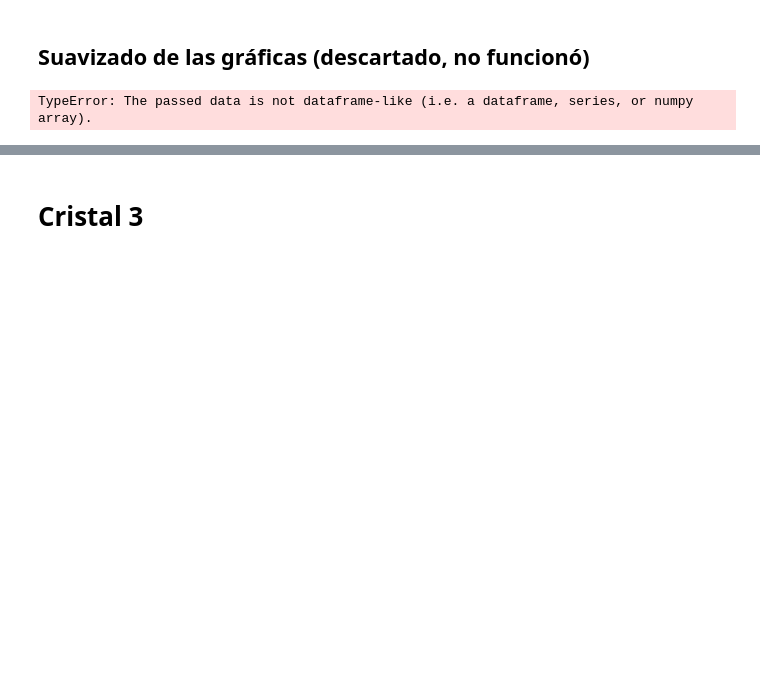
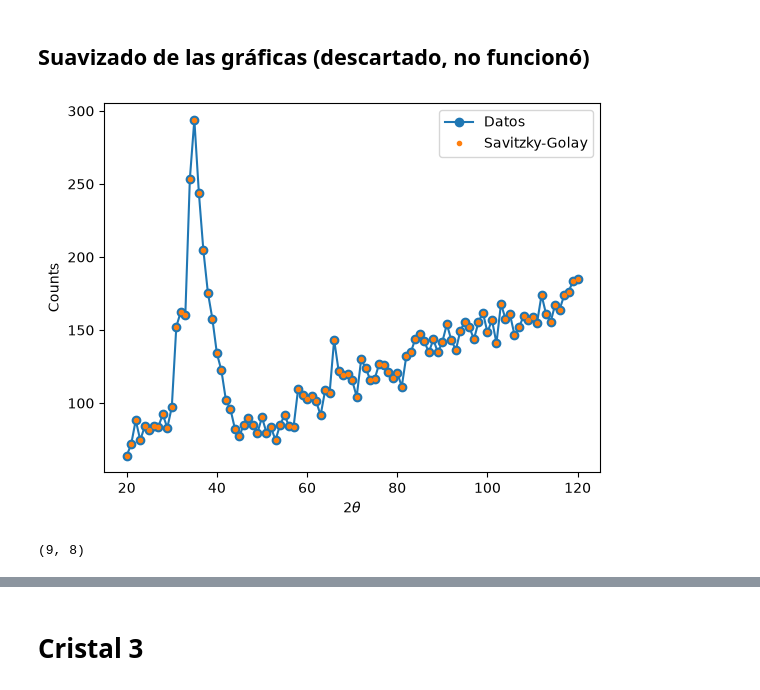
Before and after one commit to Alexi5omg/Labo-Contemporanea-I, a Jupyter notebook: P1-Difraccion_Bragg_RayosX/Analisis-P1.ipynb, the cells around one changed output, grey strips where cells are left out. Saved outputs shown, nothing was run; the diff lists cells and outputs as text; code cells hidden in the pictures; blank space fills up the shorter version.

```diff
--- a/P1-Difraccion_Bragg_RayosX/Analisis-P1.ipynb
+++ b/P1-Difraccion_Bragg_RayosX/Analisis-P1.ipynb
@@ -143,21 +143,22 @@ ley_bragg(1,1.54*(1e10)**(-1),17.5)
 # %%
 filtro = SavgolFilter(window_length_s=9, polyorder_rel=56/60)
 
-filtro.filter(Medicion2_c1, sampling_rate_hz=1)
+filtro.filter(Promedio_c1, sampling_rate_hz=1)
 
 counts_suavizados = filtro.filtered_data_
 
-plt.plot(Angulo_c1, Medicion2_c1, "o-", label="Datos")
+plt.plot(Angulo_c1, Promedio_c1, "o-", label="Datos")
 plt.plot(Angulo_c1, counts_suavizados, ".",label="Savitzky-Golay")
 
 plt.xlabel(r"$2\theta$")
 plt.ylabel("Counts")
 plt.legend()
 plt.show()
 
 filtro.window_length_samples_, filtro.polyorder_
 # %% [output]
+[figure, added]
-TypeError: The passed data is not dataframe-like (i.e. a dataframe, series, or numpy array).
+(9, 8)
 # %%
 from pybaselines import Baseline
 
```
Also changed, not shown: parts of 1 cell of this notebook.
